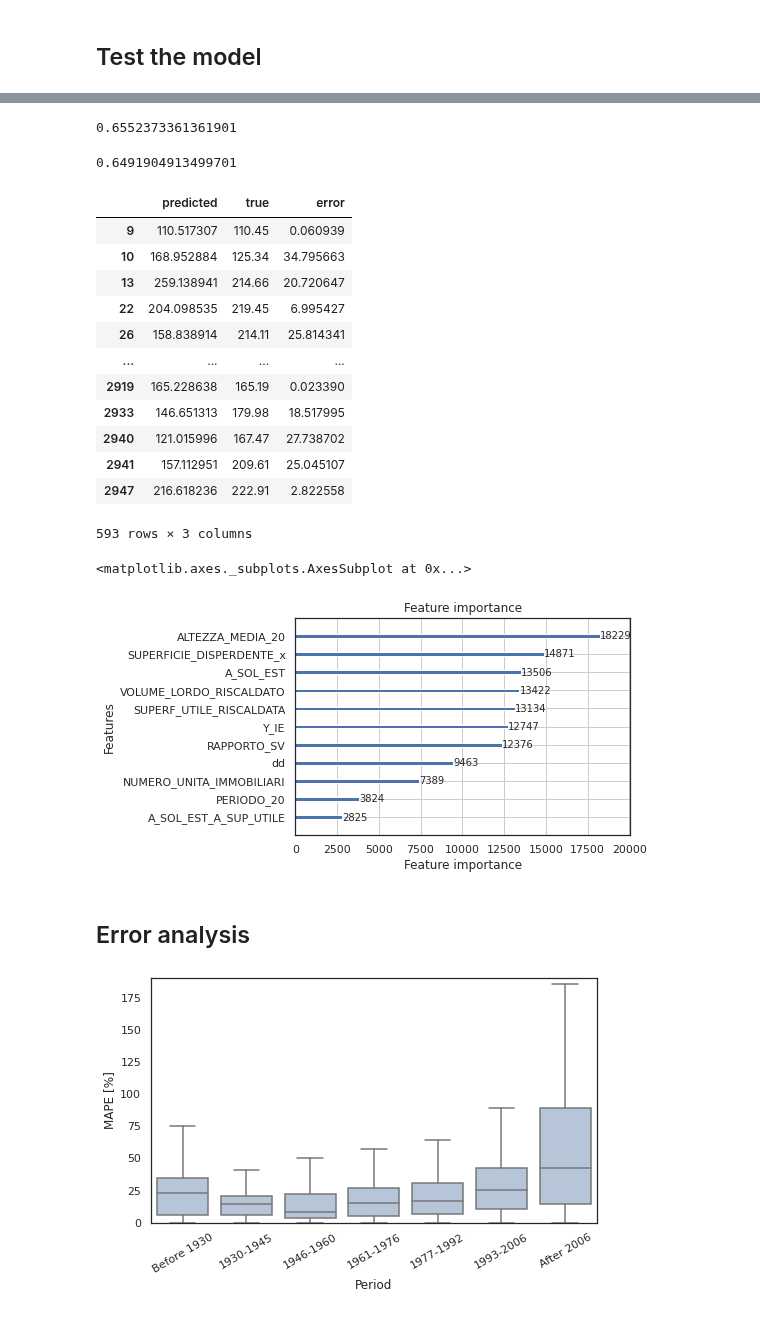
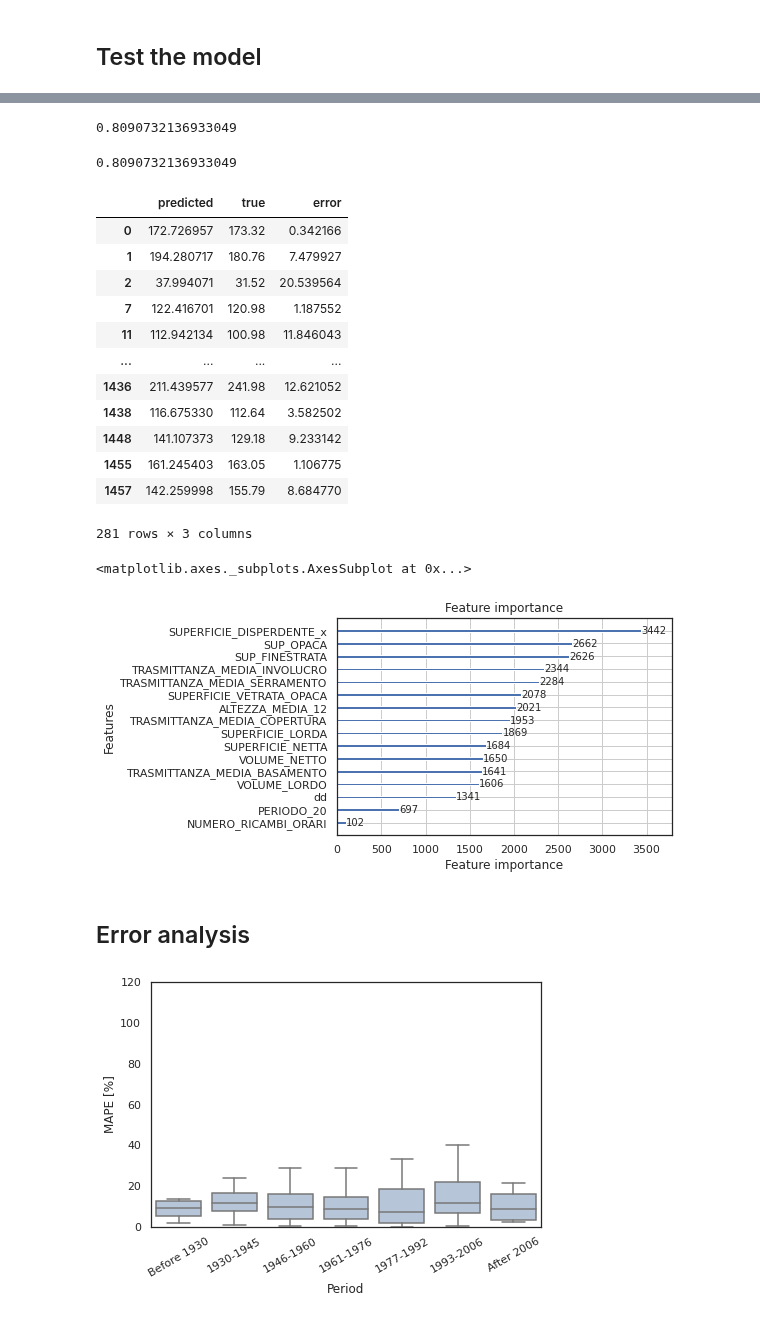
Before and after one commit to rboghe/cened, a Jupyter notebook: cened_merged_ml.ipynb, the cells around one changed output, grey strips where cells are left out. Cells and saved outputs as stored; diff of their text form; code cells hidden in the pictures.

```diff
--- a/cened_merged_ml.ipynb
+++ b/cened_merged_ml.ipynb
@@ -66,7 +66,7 @@ cols12 = ['COMUNE','FOGLIO', 'PARTICELLA', 'SUBALTERNO','SUPERFICIE_DISPERDENTE'
           'TRASMITTANZA_MEDIA_BASAMENTO','TRASMITTANZA_MEDIA_SERRAMENTO',
           'SUPERFICIE_LORDA', 'VOLUME_LORDO', 'DESTINAZIONE_DI_USO',
           'SUPERFICIE_VETRATA_OPACA', 'VOLUME_NETTO',
-          'SUPERFICIE_NETTA', 'ANNO_COSTRUZIONE','NUMERO_RICAMBI_ORARI', 'EPH']
+          'SUPERFICIE_NETTA', 'ANNO_COSTRUZIONE','NUMERO_RICAMBI_ORARI', 'ETH']
 
 cened20 = pd.read_csv('/tmp/cened20.csv', usecols = cols20)
 cened12 = pd.read_csv('/tmp/cened12.csv', usecols = cols12)
@@ -181,10 +191,10 @@ print(len(cenedtot))
 #cenedtot = cenedtot[cenedtot['surfdiff'] < 0.25]
 # %%
 # Compute difference between EPH
-cenedtot['ephdiff'] = abs((cenedtot['EPH'] - cenedtot['EP_H_ND'])/cenedtot['EPH'])
+cenedtot['ephdiff'] = abs((cenedtot['ETH'] - cenedtot['EP_H_ND'])/cenedtot['ETH'])
 
 # Drop rows with high difference
-cenedtot = cenedtot[cenedtot['ephdiff'] < 0.30]
+cenedtot = cenedtot[cenedtot['ephdiff'] < 0.10]
 # %%
 cenedtot['DESTINAZIONE_DI_USO'] = cenedtot['DESTINAZIONE_DI_USO'].str.replace(r'E.1 (1)', 'E.1(1)')
 cenedtot = cenedtot[cenedtot['DESTINAZIONE_DI_USO'] == 'E.1(1)']
@@ -362,7 +622,8 @@ lgbm = LGBMRegressor(n_estimators = 200, silent = True, verbose = 0, is_training
 n_iter_search = 100
 
 random_search = RandomizedSearchCV(lgbm, param_distributions=param_dist, n_iter=n_iter_search,
-                                   scoring={'MAPE' : neg_mape_scorer, 'MAPE <100%' : modified_neg_mape_scorer, 'R2' : 'r2'} , cv = 5, n_jobs = 6, verbose = 2, refit = 'MAPE <100%')
+                                   scoring={'MAPE' : neg_mape_scorer, 'MAPE <100%' : modified_neg_mape_scorer, 'R2' : 'r2'} , cv = 5, n_jobs = 6, verbose = 2, refit = 'MAPE',
+                                   random_state=42)
 
 random_search.fit(cened[mlcol], cened['EP_H_ND'], categorical_feature = cat_feats)
 # %% [output]
@@ -449,6 +715,6 @@ plt.show()
 # %% [markdown]
 ## Train the final model
 # %%
-light = LGBMRegressor(n_estimators = 10000, silent = False, verbose = 2, is_training_metric = True, n_jobs = 6)
+light = LGBMRegressor(n_estimators = 1000, silent = False, verbose = 2, is_training_metric = True, n_jobs = 6)
 light.set_params(**random_search.best_params_)
 # %% [output]
@@ -509,50 +775,50 @@ results_df[results_df.error <= 100].error.mean()
 # R2
 print(r2_score(test['EP_H_ND'], y_pred))
 # %% [output]
-0.6552373361361901
+0.8090732136933049
 # %%
 # R2 without >100%
 print(r2_score(results_df[results_df.error <= 100].true, results_df[results_df.error <= 100].predicted))
 # %% [output]
-0.6491904913499701
+0.8090732136933049
 # %%
 results_df
 # %% [output]
 |  | predicted | true | error |
-| 9 | 110.517307 | 110.45 | 0.060939 |
-| 10 | 168.952884 | 125.34 | 34.795663 |
-| 13 | 259.138941 | 214.66 | 20.720647 |
-| 22 | 204.098535 | 219.45 | 6.995427 |
-| 26 | 158.838914 | 214.11 | 25.814341 |
+| 0 | 172.726957 | 173.32 | 0.342166 |
+| 1 | 194.280717 | 180.76 | 7.479927 |
+| 2 | 37.994071 | 31.52 | 20.539564 |
+| 7 | 122.416701 | 120.98 | 1.187552 |
+| 11 | 112.942134 | 100.98 | 11.846043 |
 | ... | ... | ... | ... |
-| 2919 | 165.228638 | 165.19 | 0.023390 |
-| 2933 | 146.651313 | 179.98 | 18.517995 |
-| 2940 | 121.015996 | 167.47 | 27.738702 |
-| 2941 | 157.112951 | 209.61 | 25.045107 |
-| 2947 | 216.618236 | 222.91 | 2.822558 |
+| 1436 | 211.439577 | 241.98 | 12.621052 |
+| 1438 | 116.675330 | 112.64 | 3.582502 |
+| 1448 | 141.107373 | 129.18 | 9.233142 |
+| 1455 | 161.245403 | 163.05 | 1.106775 |
+| 1457 | 142.259998 | 155.79 | 8.684770 |
-593 rows × 3 columns
+281 rows × 3 columns
 # %%
 plot_importance(light)
 # %% [output]
 <matplotlib.axes._subplots.AxesSubplot at 0x...>
-[figure, old version]
+[figure, new version]
 # %% [markdown]
 ## Error analysis
 # %%
 # Period
 bins = pd.cut(test.ANNO_COSTRUZIONE_x, bins=[0,1930,1945,1960,1976,1992,2006,3000],
        labels=['Before 1930','1930-1945','1946-1960','1961-1976', '1977-1992',
                '1993-2006','After 2006'])
 
-fig = plt.figure(figsize = (8, 4.5))
+fig = plt.figure(figsize = (7, 4.5))
 box = sns.boxplot(y = results_df.error, x = bins,
                   color='lightsteelblue', orient = 'v',
                   showfliers = False)
 
-box.set(ylim = (0, 190), ylabel = 'MAPE [%]', xlabel = 'Period')
+box.set(ylim = (0, 120), ylabel = 'MAPE [%]', xlabel = 'Period')
 plt.xticks(rotation=30)
 plt.show()
 # %% [output]
-[figure, old version]
+[figure, new version]
 # %%
 # Error
```
Also changed, not shown: parts of 80 cells of this notebook.
